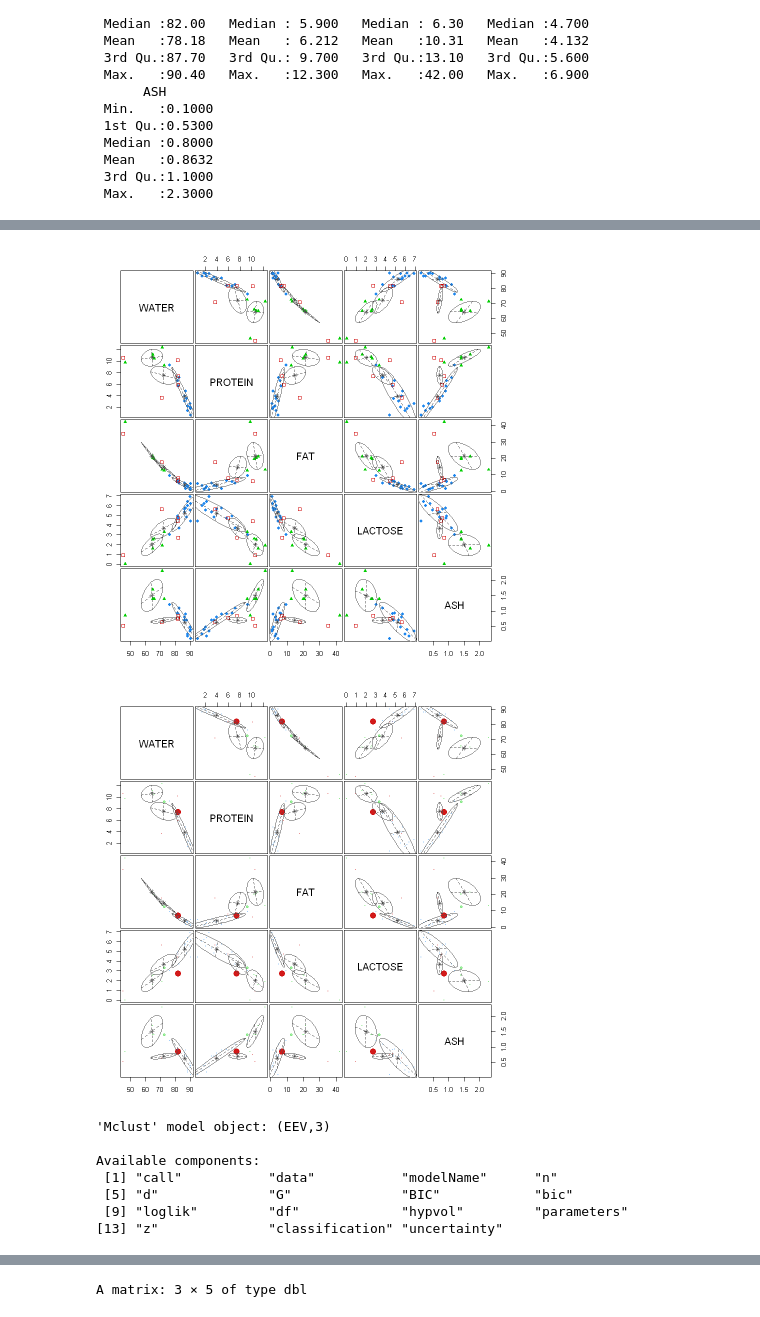
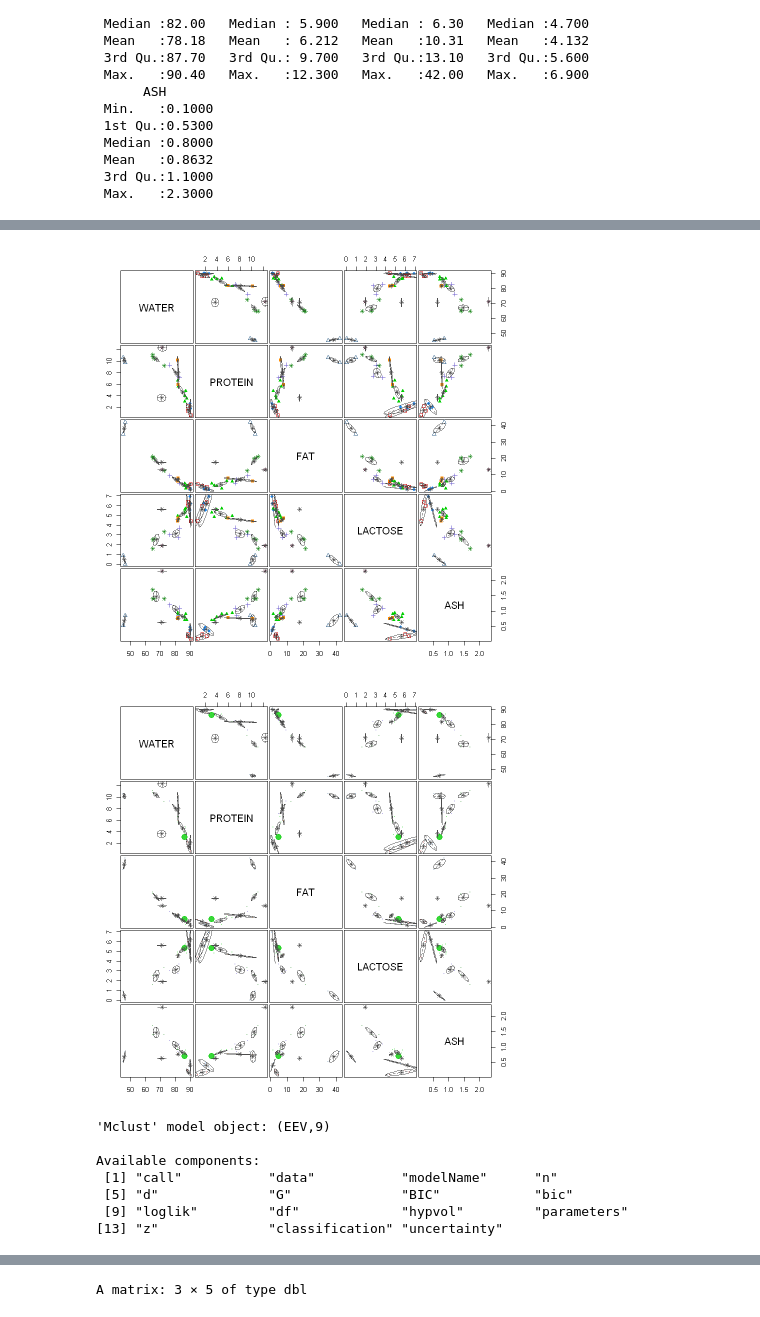
Before and after one commit to elianascheihing/INFO257, a Jupyter notebook: clustering/Clustering_Notebook2.ipynb, the cells around one changed output, grey strips where cells are left out. Drawn from its saved outputs; the diff is of its cells as text; code cells hidden in the pictures.

```diff
--- a/clustering/Clustering_Notebook2.ipynb
+++ b/clustering/Clustering_Notebook2.ipynb
@@ -27,7 +27,7 @@ Type 'citation("mclust")' for citing this R package in publications.
  3rd Qu.:1.1000
  Max.   :2.3000
 # %%
-clus <-Mclust(datos,3)
+clus <-Mclust(datos)
 summary(clus)
 plot(clus)
 clus
@@ -48,6 +48,6 @@ Clustering table:
-[figure, old version]
+[figure, new version]
-[figure, old version]
+[figure, new version]
-'Mclust' model object: (EEV,3)
+'Mclust' model object: (EEV,9)
 
 Available components:
  [1] "call"           "data"           "modelName"      "n"
```
Also changed, not shown: parts of 1 cell of this notebook, 1 other file.
